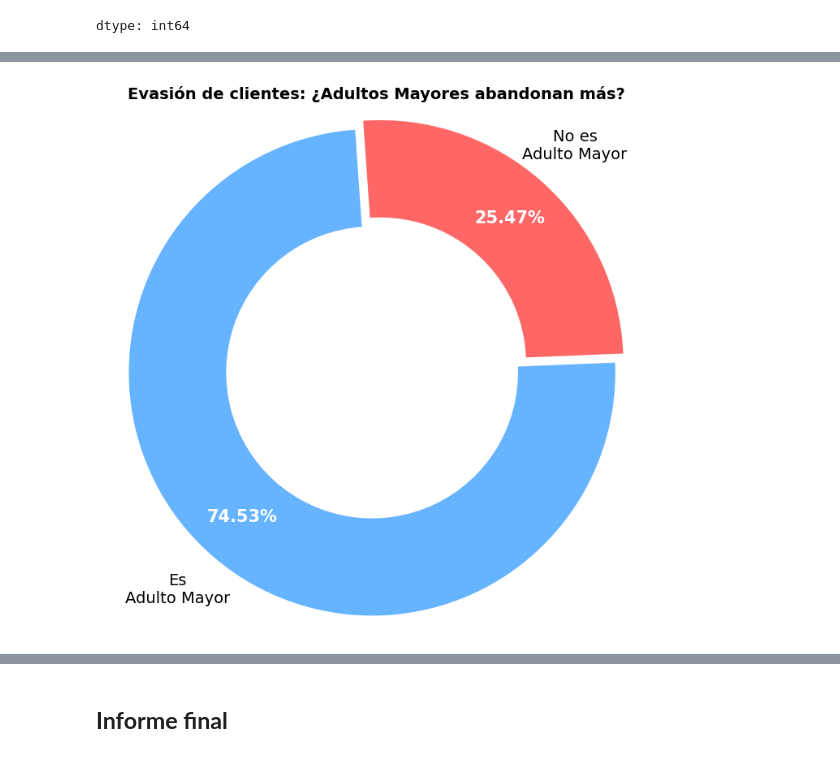
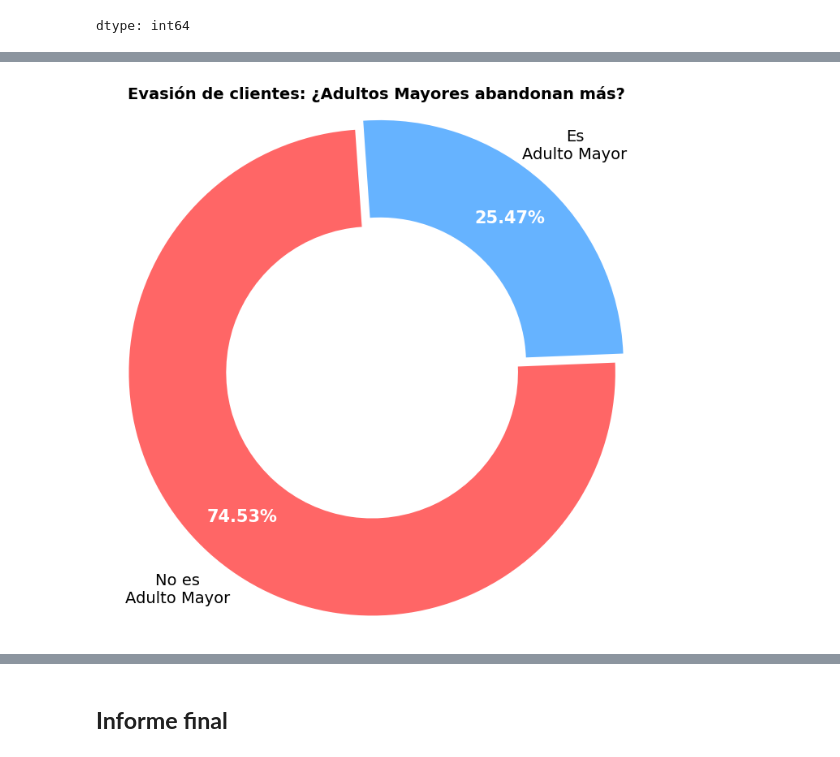
Before and after one commit to DanielRaiicHu/TelecomX, a Jupyter notebook: TelecomX.ipynb, the cells around one changed output, grey strips where cells are left out. Drawn from its saved outputs; the diff is of its cells as text; code cells hidden in the pictures.

```diff
--- a/TelecomX.ipynb
+++ b/TelecomX.ipynb
@@ -537,7 +537,7 @@ wedges, texts, autotexts = ax.pie(
     cliente_evade,
     labels=etiquetas,
     autopct='%1.2f%%',
-    startangle=90,
+    startangle=100,
     colors=[color_si, color_no],
     explode=(0.05, 0),
     textprops= {'fontsize': 14, 'color':'black'}
@@ -563,7 +571,7 @@ plt.show()
 evasion_genero = df_evasion['Genero'].value_counts()
 
 # Crear etiquetas para el gráfico
-etiquetas = ['Masculino', 'Femenino']
+etiquetas = ['Mujeres','Hombres']
 
 # Crear figura y ejes
 fig, ax = plt.subplots(figsize=(7, 7))
@@ -575,7 +583,7 @@ wedges, texts, autotexts = ax.pie(
     labels=etiquetas,
     autopct='%1.2f%%',
     startangle=40,
-    colors=[color_masculino, color_femenino],
+    colors=[color_femenino, color_masculino],
     explode=(0.05, 0),
     textprops= {'fontsize': 14, 'color':'black'},
     wedgeprops={'width': 0.4},
@@ -602,38 +618,38 @@ plt.show()
 evasion_adulto_m = df_evasion['AdultoMayor'].value_counts()
 
 # Crear etiquetas para el gráfico
-etiquetas = ['Es\nAdulto Mayor', 'No es\nAdulto Mayor']
+etiquetas = ['No es\nAdulto Mayor','Es\nAdulto Mayor']
 
 # Crear figura y ejes
 fig, ax = plt.subplots(figsize=(7, 7))
 
 # Crear el gráfico de torta
 # Guardamos los textos generados para poder modificarlos
 wedges, texts, autotexts = ax.pie(
     evasion_adulto_m,
     labels=etiquetas,
     autopct='%1.2f%%',
     startangle=94,
-    colors=[color_si, color_no],
+    colors=[color_no,color_si],
     explode=(0.05, 0),
     textprops= {'fontsize': 14, 'color':'black','ha': 'center'},
     wedgeprops={'width': 0.4},
     pctdistance=0.8,
     labeldistance=1.2
 )
 
 # Personalizar solo los porcentajes (textos internos)
 for autotext in autotexts:
     autotext.set_color('white')     # Color del texto dentro del gráfico
     autotext.set_fontsize(15)       # Tamaño de los porcentajes
     autotext.set_fontweight('bold') # Colocar en negrita
 
 # Ajustes de presentación
 ax.set_title('Evasión de clientes: ¿Adultos Mayores abandonan más?', fontsize=14, fontweight='bold')
 ax.axis('equal')  # Asegura que el gráfico sea perfectamente circular
 
 # Mostrar
 plt.tight_layout()
 plt.show()
 # %% [output]
-[figure, old version]
+[figure, new version]
```
Also changed, not shown: parts of 8 cells of this notebook.
